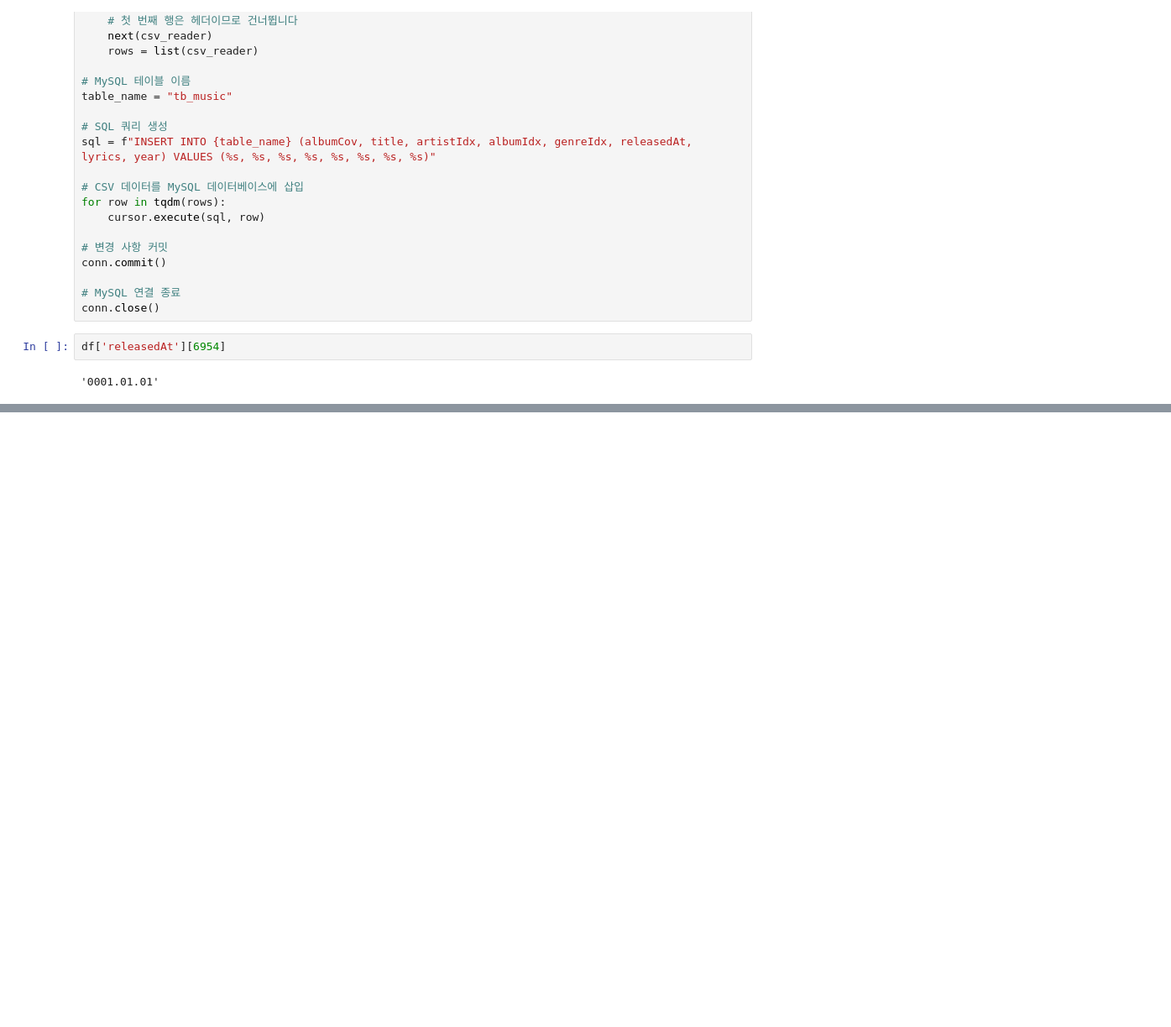
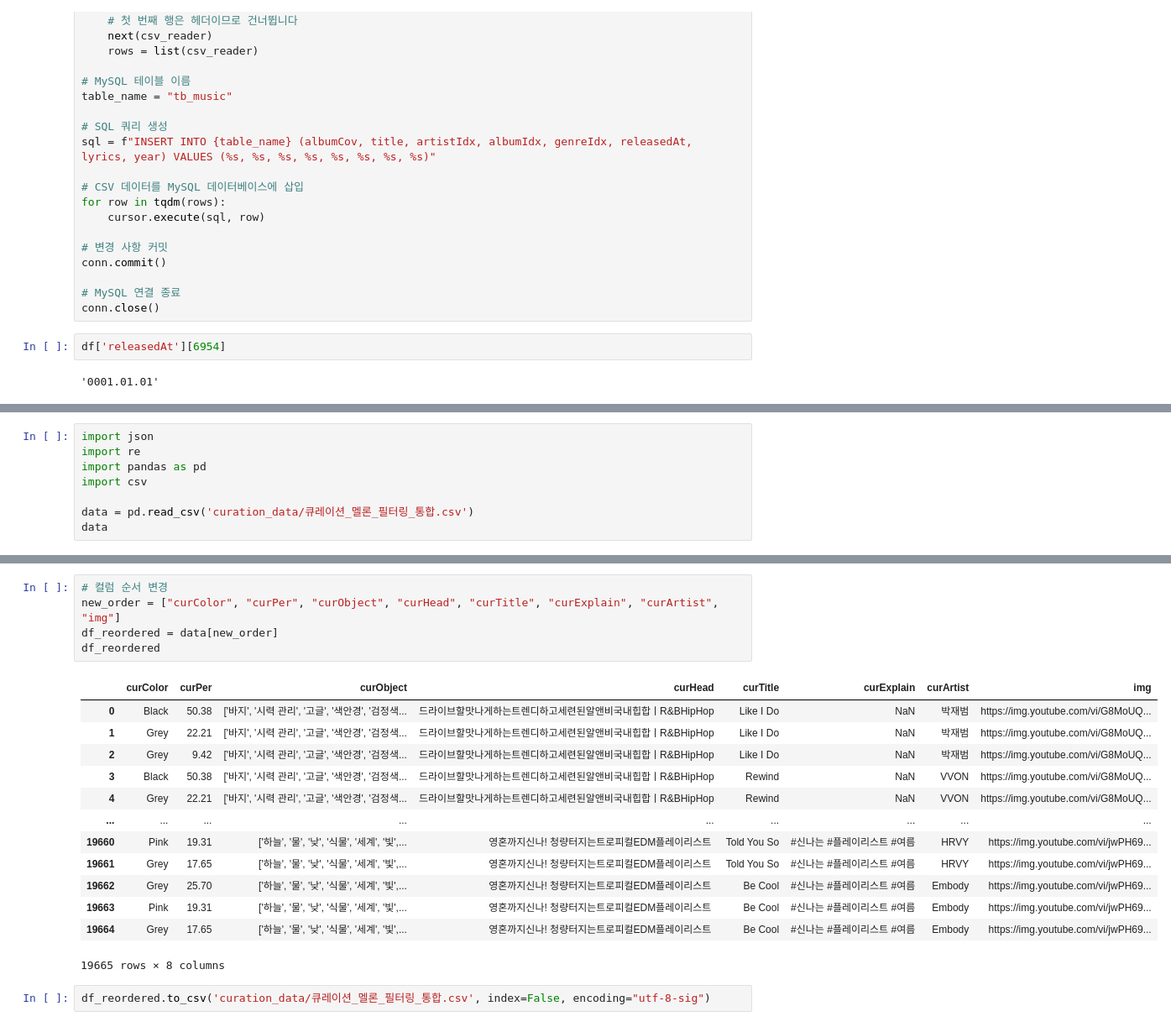
Before and after one commit to Eehnodu/crawling_test, a Jupyter notebook: mysql-connet.ipynb, the cells around one changed output, grey strips where cells are left out. Shown at 84% size. Cells and saved outputs as stored; diff of their text form; blank space fills up the shorter version.

```diff
--- a/mysql-connet.ipynb
+++ b/mysql-connet.ipynb
@@ -148,0 +151,8 @@ df['releasedAt'][6954]
+# %%
+import json
+import re
+import pandas as pd
+import csv
+
+data = pd.read_csv('curation_data/큐레이션_멜론_필터링_통합.csv')
+data
@@ -148,0 +173,21 @@ df['releasedAt'][6954]
+# %%
+# 컬럼 순서 변경
+new_order = ["curColor", "curPer", "curObject", "curHead", "curTitle", "curExplain", "curArtist", "img"]
+df_reordered = data[new_order]
+df_reordered
+# %% [output]
+|  | curColor | curPer | curObject | curHead | curTitle | curExplain | curArtist | img |
+| 0 | Black | 50.38 | ['바지', '시력 관리', '고글', '색안경', '검정색... | 드라이브할맛나게하는트렌디하고세련된알앤비국내힙합ㅣR&BHipHop | Like I Do | NaN | 박재범 | https://img.youtube.com/vi/G8MoUQ... |
+| 1 | Grey | 22.21 | ['바지', '시력 관리', '고글', '색안경', '검정색... | 드라이브할맛나게하는트렌디하고세련된알앤비국내힙합ㅣR&BHipHop | Like I Do | NaN | 박재범 | https://img.youtube.com/vi/G8MoUQ... |
+| 2 | Grey | 9.42 | ['바지', '시력 관리', '고글', '색안경', '검정색... | 드라이브할맛나게하는트렌디하고세련된알앤비국내힙합ㅣR&BHipHop | Like I Do | NaN | 박재범 | https://img.youtube.com/vi/G8MoUQ... |
+| 3 | Black | 50.38 | ['바지', '시력 관리', '고글', '색안경', '검정색... | 드라이브할맛나게하는트렌디하고세련된알앤비국내힙합ㅣR&BHipHop | Rewind | NaN | VVON | https://img.youtube.com/vi/G8MoUQ... |
+| 4 | Grey | 22.21 | ['바지', '시력 관리', '고글', '색안경', '검정색... | 드라이브할맛나게하는트렌디하고세련된알앤비국내힙합ㅣR&BHipHop | Rewind | NaN | VVON | https://img.youtube.com/vi/G8MoUQ... |
+| ... | ... | ... | ... | ... | ... | ... | ... | ... |
+| 19660 | Pink | 19.31 | ['하늘', '물', '낮', '식물', '세계', '빛',... | 영혼까지신나! 청량터지는트로피컬EDM플레이리스트 ️ | Told You So | #신나는 #플레이리스트 #여름 | HRVY | https://img.youtube.com/vi/jwPH69... |
+| 19661 | Grey | 17.65 | ['하늘', '물', '낮', '식물', '세계', '빛',... | 영혼까지신나! 청량터지는트로피컬EDM플레이리스트 ️ | Told You So | #신나는 #플레이리스트 #여름 | HRVY | https://img.youtube.com/vi/jwPH69... |
+| 19662 | Grey | 25.70 | ['하늘', '물', '낮', '식물', '세계', '빛',... | 영혼까지신나! 청량터지는트로피컬EDM플레이리스트 ️ | Be Cool | #신나는 #플레이리스트 #여름 | Embody | https://img.youtube.com/vi/jwPH69... |
+| 19663 | Pink | 19.31 | ['하늘', '물', '낮', '식물', '세계', '빛',... | 영혼까지신나! 청량터지는트로피컬EDM플레이리스트 ️ | Be Cool | #신나는 #플레이리스트 #여름 | Embody | https://img.youtube.com/vi/jwPH69... |
+| 19664 | Grey | 17.65 | ['하늘', '물', '낮', '식물', '세계', '빛',... | 영혼까지신나! 청량터지는트로피컬EDM플레이리스트 ️ | Be Cool | #신나는 #플레이리스트 #여름 | Embody | https://img.youtube.com/vi/jwPH69... |
+19665 rows × 8 columns
+# %%
+df_reordered.to_csv('curation_data/큐레이션_멜론_필터링_통합.csv', index=False, encoding="utf-8-sig")
```
Also changed, not shown: parts of 7 cells of this notebook, 13 other files.
